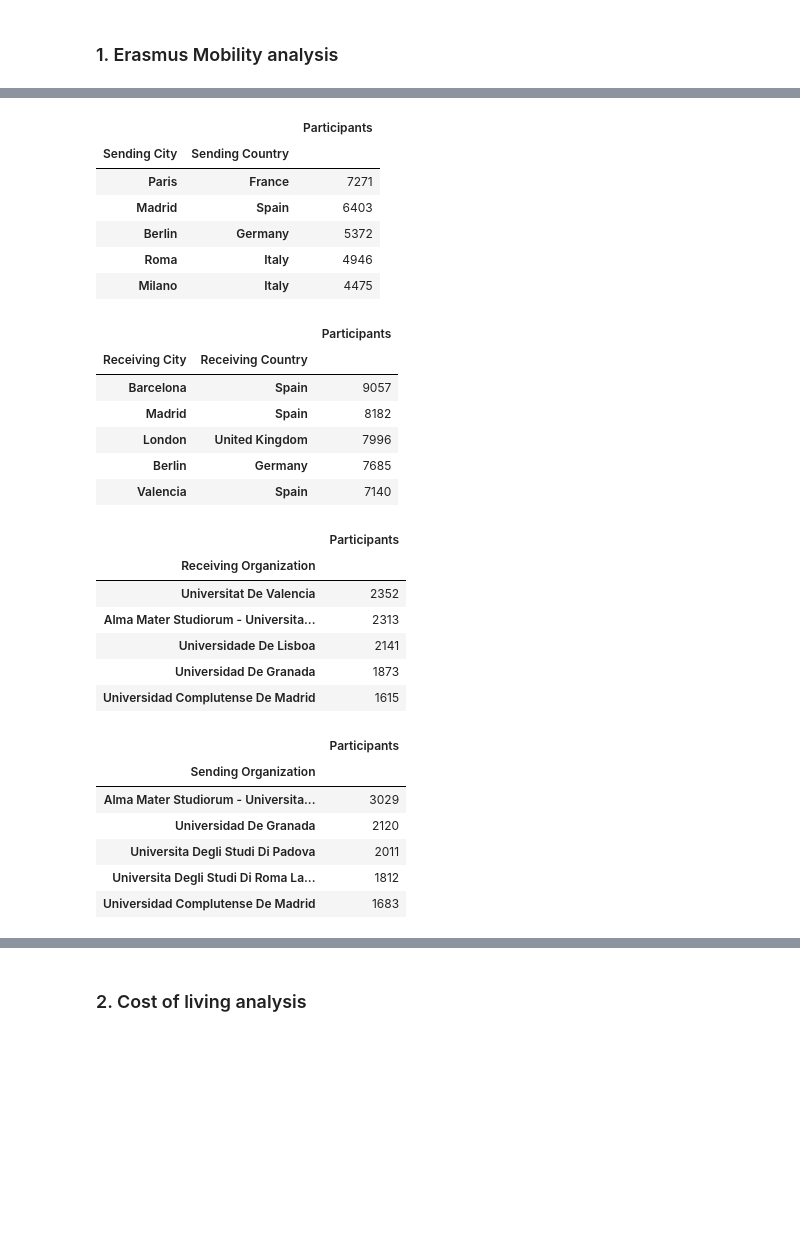
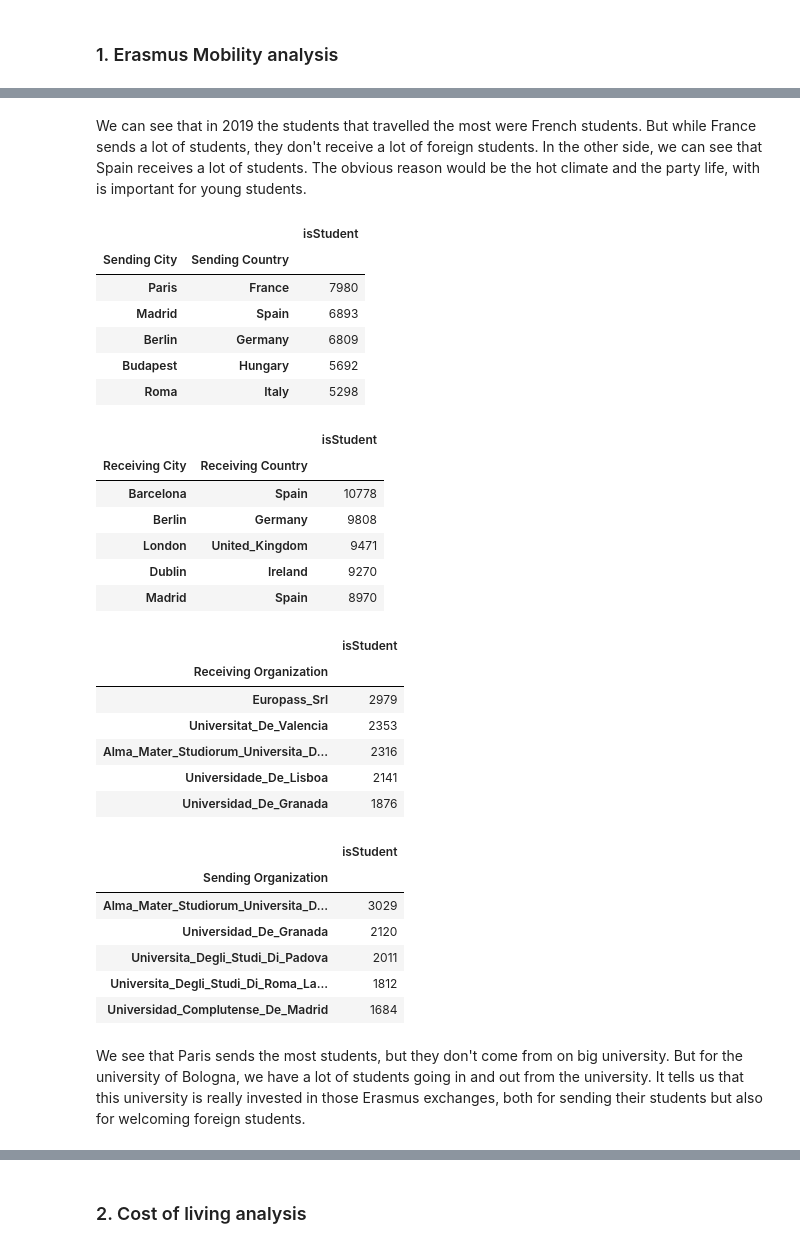
Before and after one commit to tatouti/DatabasePD, a Jupyter notebook: Erasmus_DataAnalysis.ipynb, the cells around one changed output, grey strips where cells are left out. Saved outputs shown, nothing was run; the diff lists cells and outputs as text; code cells hidden in the pictures; blank space fills up the shorter version.

```diff
--- a/Erasmus_DataAnalysis.ipynb
+++ b/Erasmus_DataAnalysis.ipynb
@@ -108,7 +109,7 @@ erasmus_df
 def drop_ages(x):
     if x == '-':
         return np.nan
-    if int(x) > 70 or int(x) < 10:
+    if int(x) > 70 or int(x) < 13:
         return np.nan
     else:
         return x
@@ -330,41 +379,45 @@ KeyError: 'Academic Year'
+# %% [markdown]
+We can see that in 2019 the students that travelled the most were French students. But while France sends a lot of students, they don't receive a lot of foreign students. In the other side, we can see that Spain receives a lot of students. The obvious reason would be the hot climate and the party life, with is important for young students.
 # %%
-receivingCity = erasmus_df.groupby(['Receiving City','Receiving Country']).count().sort_values(by='Academic Year',ascending=False).head().Participants.to_frame()
-display(erasmus_df.groupby(['Sending City','Sending Country']).count().sort_values(by='Academic Year',ascending=False).head().Participants.to_frame(),
+receivingCity = erasmus_df.groupby(['Receiving City','Receiving Country']).count().sort_values(by='Mobility Duration',ascending=False).head().isStudent.to_frame()
+display(erasmus_df.groupby(['Sending City','Sending Country']).count().sort_values(by='Mobility Duration',ascending=False).head().isStudent.to_frame(),
         receivingCity)
 # %% [output]
-|  |  | Participants |
+|  |  | isStudent |
 | Sending City | Sending Country |  |
-| Paris | France | 7271 |
-| Madrid | Spain | 6403 |
-| Berlin | Germany | 5372 |
-| Roma | Italy | 4946 |
-| Milano | Italy | 4475 |
+| Paris | France | 7980 |
+| Madrid | Spain | 6893 |
+| Berlin | Germany | 6809 |
+| Budapest | Hungary | 5692 |
+| Roma | Italy | 5298 |
-|  |  | Participants |
+|  |  | isStudent |
 | Receiving City | Receiving Country |  |
-| Barcelona | Spain | 9057 |
-| Madrid | Spain | 8182 |
-| London | United Kingdom | 7996 |
-| Berlin | Germany | 7685 |
-| Valencia | Spain | 7140 |
+| Barcelona | Spain | 10778 |
+| Berlin | Germany | 9808 |
+| London | United_Kingdom | 9471 |
+| Dublin | Ireland | 9270 |
+| Madrid | Spain | 8970 |
 # %%
-receivingUni = erasmus_df.groupby('Receiving Organization').count().sort_values(by='Academic Year',ascending=False).head().Participants
+receivingUni = erasmus_df.groupby('Receiving Organization').count().sort_values(by='Mobility Duration',ascending=False).head().isStudent
 display(receivingUni.to_frame(),
-        erasmus_df.groupby('Sending Organization').count().sort_values(by='Academic Year',ascending=False).head().Participants.to_frame())
+        erasmus_df.groupby('Sending Organization').count().sort_values(by='Mobility Duration',ascending=False).head().isStudent.to_frame())
 # %% [output]
-|  | Participants |
+|  | isStudent |
 | Receiving Organization |  |
-| Universitat De Valencia | 2352 |
-| Alma Mater Studiorum - Universita... | 2313 |
-| Universidade De Lisboa | 2141 |
-| Universidad De Granada | 1873 |
-| Universidad Complutense De Madrid | 1615 |
+| Europass_Srl | 2979 |
+| Universitat_De_Valencia | 2353 |
+| Alma_Mater_Studiorum_Universita_D... | 2316 |
+| Universidade_De_Lisboa | 2141 |
+| Universidad_De_Granada | 1876 |
-|  | Participants |
+|  | isStudent |
 | Sending Organization |  |
-| Alma Mater Studiorum - Universita... | 3029 |
-| Universidad De Granada | 2120 |
-| Universita Degli Studi Di Padova | 2011 |
-| Universita Degli Studi Di Roma La... | 1812 |
-| Universidad Complutense De Madrid | 1683 |
+| Alma_Mater_Studiorum_Universita_D... | 3029 |
+| Universidad_De_Granada | 2120 |
+| Universita_Degli_Studi_Di_Padova | 2011 |
+| Universita_Degli_Studi_Di_Roma_La... | 1812 |
+| Universidad_Complutense_De_Madrid | 1684 |
+# %% [markdown]
+We see that Paris sends the most students, but they don't come from on big university. But for the university of Bologna, we have a lot of students going in and out from the university. It tells us that this university is really invested in those Erasmus exchanges, both for sending their students but also for welcoming foreign students.
 # %%
 sending = erasmus_df['Sending Country'].value_counts().to_frame().reset_index()
 receiving = erasmus_df['Receiving Country'].value_counts().to_frame().reset_index()
```
Also changed, not shown: parts of 20 cells of this notebook.
